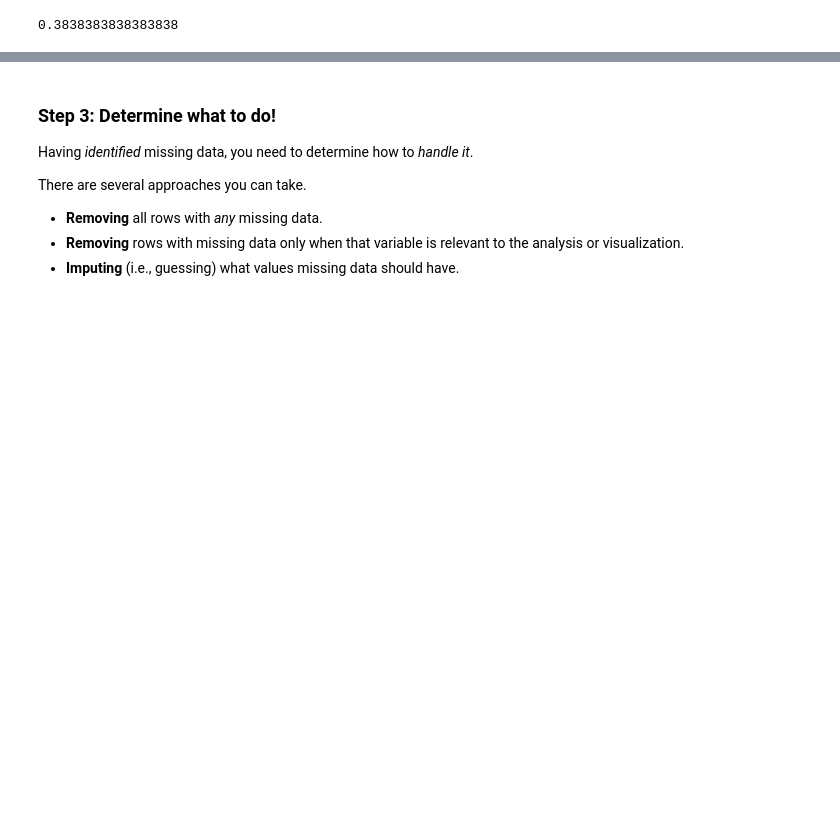
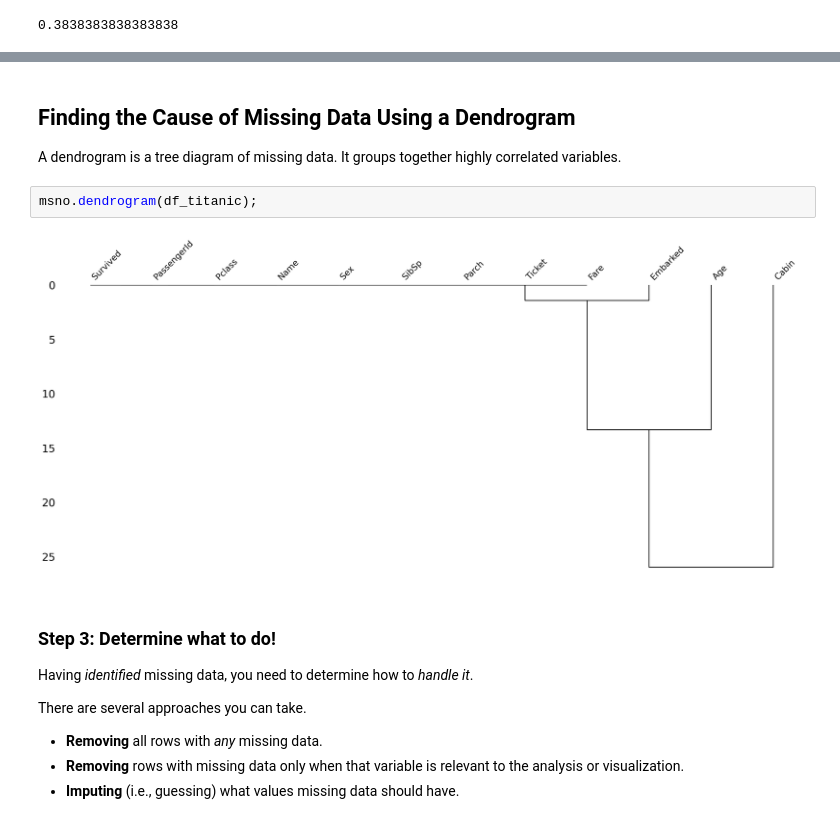
Before and after one commit to kflisikowsky/Data_Analysis_Workshops, a Jupyter notebook: 08-wrangling.ipynb, the cells around one changed output, grey strips where cells are left out. Cells and saved outputs as stored; diff of their text form; blank space fills up the shorter version.

```diff
--- a/08-wrangling.ipynb
+++ b/08-wrangling.ipynb
@@ -251,3 +339,11 @@ If you're interested in diving deeper, you can look into the `missingno` library
+# %% [markdown]
+## Finding the Cause of Missing Data Using a Dendrogram
+
+A dendrogram is a tree diagram of missing data. It groups together highly correlated variables.
+# %%
+msno.dendrogram(df_titanic);
+# %% [output]
+[figure, added]
 # %% [markdown]
 ### Step 3: Determine what to do!
 
```
Also changed, not shown: parts of 72 cells of this notebook.
